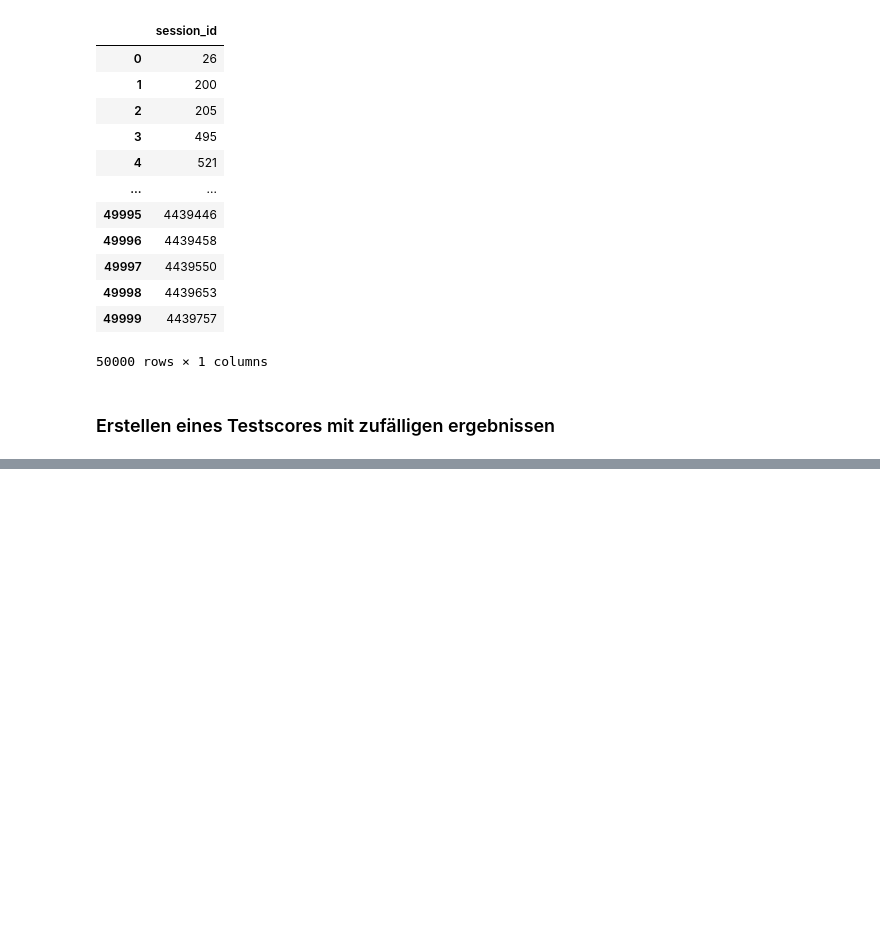
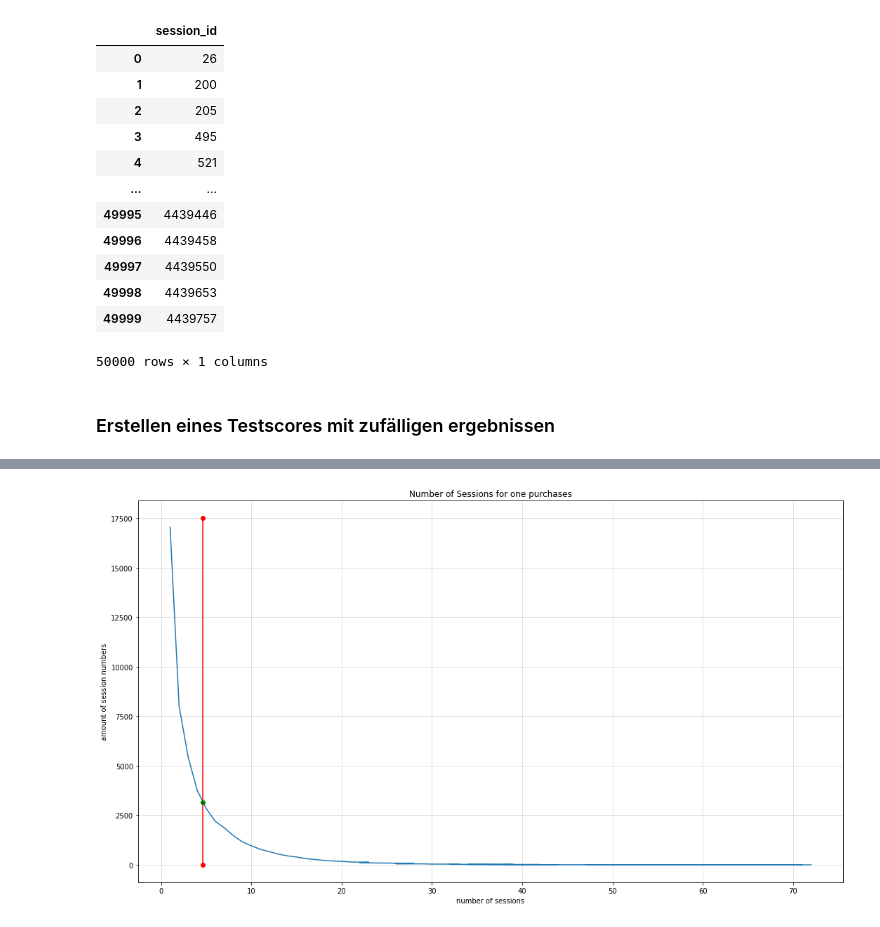
Before and after one commit to Ananassio/Data-Science_lab, a Jupyter notebook: Project/Data.ipynb, the cells around one changed output, grey strips where cells are left out. Saved outputs shown, nothing was run; the diff lists cells and outputs as text; code cells hidden in the pictures; blank space fills up the shorter version.

```diff
--- a/Project/Data.ipynb
+++ b/Project/Data.ipynb
@@ -233,0 +238,3 @@ test.to_csv('test.csv')
+# %%
+# first count the ammount of the session numbers
+A = pd.DataFrame(test_leaderboard_sessions['session_id'].value_counts().sort_values())['session_id'].value_counts()
@@ -233,0 +270,14 @@ test.to_csv('test.csv')
+# %%
+
+# print the generated curve of the session ammounts
+fig, axes = plt.subplots(figsize=(18,10))
+
+axes.plot(A)
+axes.plot([4.58708,4.58708], [0,17500], '-ro', label='line & marker')
+axes.plot(4.58708,3150, 'go', label='marker only')
+axes.set_xlabel('number of sessions')
+axes.set_ylabel('amount of session numbers')
+axes.set_title('Number of Sessions for one purchases');
+axes.grid(alpha=0.5)
+# %% [output]
+[figure, added]
```
Also changed, not shown: parts of 6 cells of this notebook.
